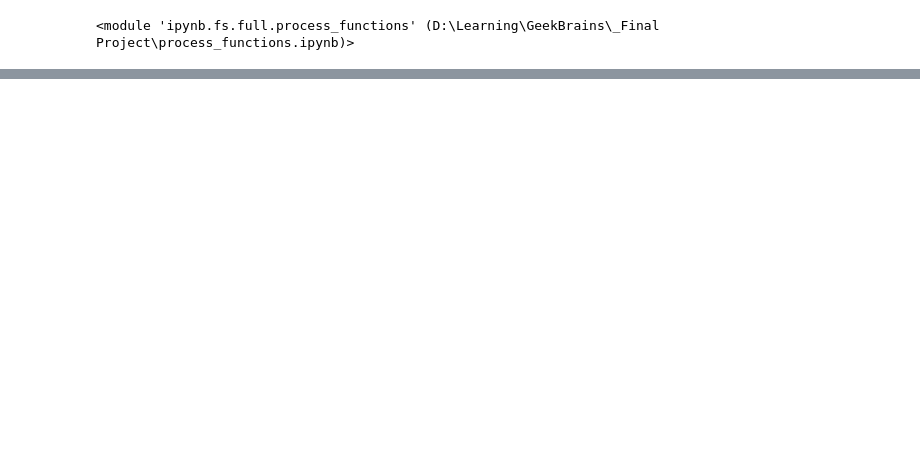
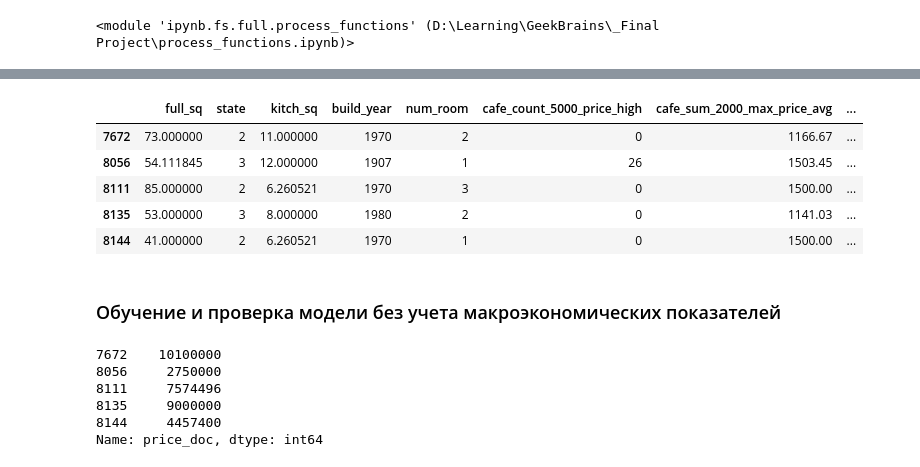
Before and after one commit to fandom170/GB_Final, a Jupyter notebook: refining_of_model_and_dataset.ipynb, the cells around one changed output, grey strips where cells are left out. Cells and saved outputs as stored; diff of their text form; code cells hidden in the pictures; blank space fills up the shorter version.

```diff
--- a/refining_of_model_and_dataset.ipynb
+++ b/refining_of_model_and_dataset.ipynb
@@ -19,0 +243,2 @@ model = pickle.load(open(filename, 'rb'))
+# %%
+df['build_year'] = df['build_year'].apply(lambda x: year_population(x))
@@ -19,0 +262,3 @@ model = pickle.load(open(filename, 'rb'))
+# %%
+build_year_mode = df['build_year'].mode().to_list()[0]
+build_year_mode
@@ -19,0 +267,2 @@ model = pickle.load(open(filename, 'rb'))
+# %%
+df['build_year']=df['build_year'].fillna(build_year_mode)
@@ -19,0 +286,18 @@ model = pickle.load(open(filename, 'rb'))
+# %%
+for column in features_list[:-2]:
+    if column in ['build_year', 'state', 'num_room', 'cafe_count_5000_price_high',
+                  'cafe_count_2000', 'floor', 'cafe_count_2000_price_2500']:
+        df[column] = df[column].astype('int32')
+    else:
+        df[column] = df[column].astype('float')
+# %%
+df.head()
+# %% [output]
+|  | full_sq | state | kitch_sq | build_year | num_room | cafe_count_5000_price_high | cafe_sum_2000_max_price_avg | ... |
+| 7672 | 73.000000 | 2 | 11.000000 | 1970 | 2 | 0 | 1166.67 | ... |
+| 8056 | 54.111845 | 3 | 12.000000 | 1907 | 1 | 26 | 1503.45 | ... |
+| 8111 | 85.000000 | 2 | 6.260521 | 1970 | 3 | 0 | 1500.00 | ... |
+| 8135 | 53.000000 | 3 | 8.000000 | 1980 | 2 | 0 | 1141.03 | ... |
+| 8144 | 41.000000 | 2 | 6.260521 | 1970 | 1 | 0 | 1500.00 | ... |
+# %% [markdown]
+### Обучение и проверка модели без учета макроэкономических показателей
@@ -19,0 +306,9 @@ model = pickle.load(open(filename, 'rb'))
+# %%
+y.head()
+# %% [output]
+7672    10100000
+8056     2750000
+8111     7574496
+8135     9000000
+8144     4457400
+Name: price_doc, dtype: int64
```
Also changed, not shown: parts of 73 cells of this notebook, 4 other files.
